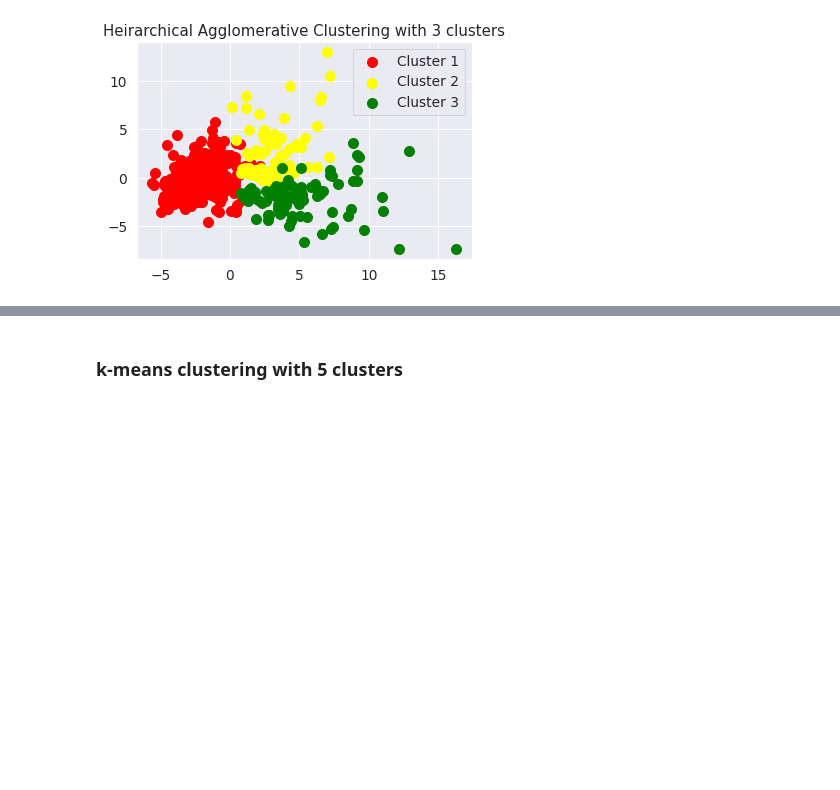
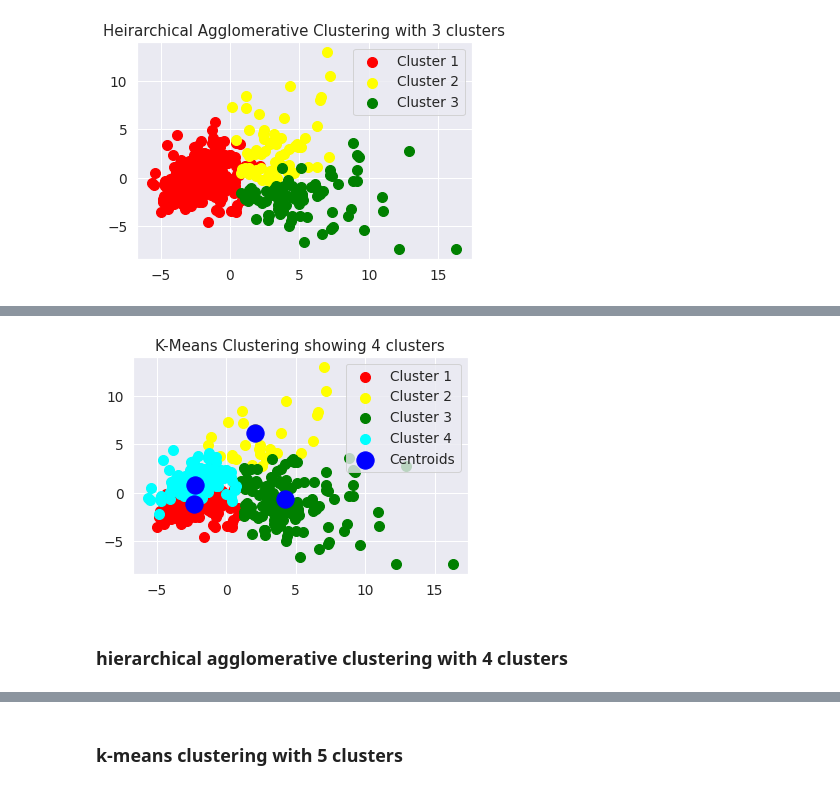
Before and after one commit to debangana97/Data-science-works, a Jupyter notebook: Breast_cancer_diagnosis_using_PCA_two_ways.ipynb, the cells around one changed output, grey strips where cells are left out. Drawn from its saved outputs; the diff is of its cells as text; code cells hidden in the pictures; blank space fills up the shorter version.

```diff
--- a/Breast_cancer_diagnosis_using_PCA_two_ways.ipynb
+++ b/Breast_cancer_diagnosis_using_PCA_two_ways.ipynb
@@ -607,0 +610,13 @@ plt.show()
+# %%
+#training the clustering model with 4 clusters
+
+kmeans_2 = KMeans(n_clusters=4, init='k-means++', random_state=0, max_iter=1, n_init=1)
+y_kmeans_2 = kmeans_2.fit_predict(pca_data)   #not only fits the model to the data but also returns a dependent variable containing an array of numbers where each number corresponds a particular cluster
+print(y_kmeans_2)
+dv_score_2 = davies_bouldin_score
+index = kmeans_2.labels_
+metric = dv_score_2(pca_data, index)
+print('Pre-clustering metrics')
+print('----------------------')
+print('Davis-Bouldin Score:', metric)
+print('Centroids:', kmeans_2.cluster_centers_)
@@ -607,0 +644,23 @@ plt.show()
+# %%
+#Creating the 4 clusters
+
+plt.scatter(pca_data[y_kmeans_2 == 0,0], pca_data[y_kmeans_2 == 0,1], s=100, c='red', label='Cluster 1')
+
+plt.scatter(pca_data[y_kmeans_2 == 1,0], pca_data[y_kmeans_2 == 1,1], s=100, c='yellow', label='Cluster 2')
+
+plt.scatter(pca_data[y_kmeans_2 == 2,0], pca_data[y_kmeans_2 == 2,1], s=100, c='green', label='Cluster 3')
+
+plt.scatter(pca_data[y_kmeans_2 == 3,0], pca_data[y_kmeans_2 == 3,1], s=100, c='cyan', label='Cluster 4')
+
+
+#Creating the centroids for each cluster
+plt.scatter(kmeans_2.cluster_centers_[:,0], kmeans_2.cluster_centers_[:,1], s=300, c='blue', label = 'Centroids')
+
+plt.legend()
+
+plt.title('K-Means Clustering showing 4 clusters')
+plt.show()
+# %% [output]
+[figure, added]
+# %% [markdown]
+### **hierarchical agglomerative clustering with 4 clusters**
```
Also changed, not shown: parts of 11 cells of this notebook.
